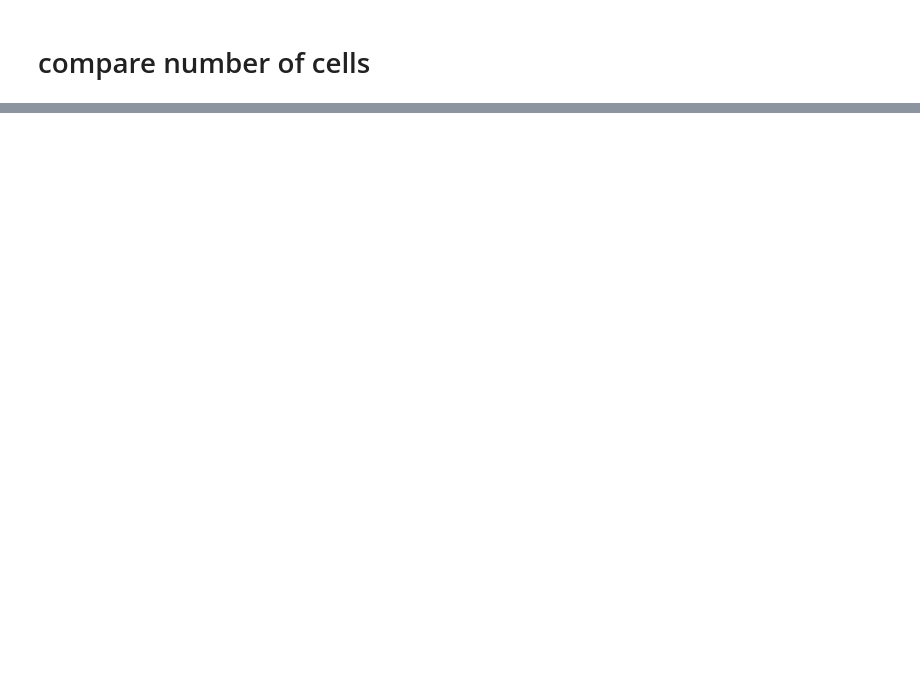
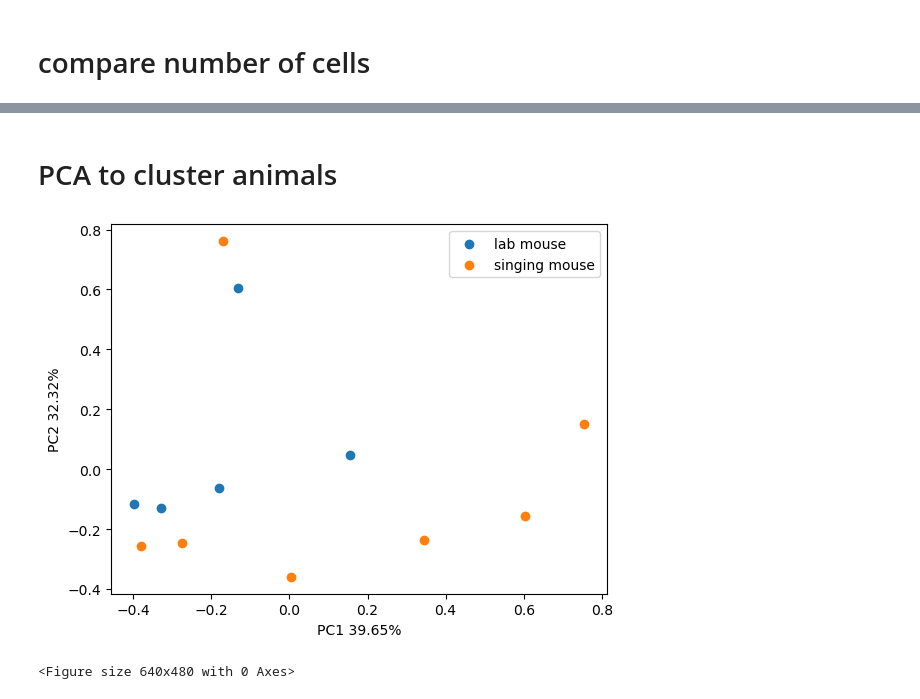
Before and after one commit to eisko/MAPseq_analysis, a Jupyter notebook: version4_fig2_OMC.ipynb, the cells around one changed output, grey strips where cells are left out. Saved outputs shown, nothing was run; the diff lists cells and outputs as text; code cells hidden in the pictures; blank space fills up the shorter version.

```diff
--- a/version4_fig2_OMC.ipynb
+++ b/version4_fig2_OMC.ipynb
@@ -571,0 +454,25 @@ plt.show()
+# %% [markdown]
+# PCA  to cluster animals
+# %%
+it_df = omc_it_prop.pivot(index="mice", columns="area", values="proportion")
+pt_df = omc_pt_prop.pivot(index="mice", columns="area", values="proportion")
+
+all_df = pd.concat([it_df, pt_df], axis=1)
+# %%
+from sklearn.decomposition import PCA
+
+pca = PCA()
+principalComponents = pca.fit_transform(all_df)
+explain_var = pca.explained_variance_ratio_
+
+# plot pcs
+plt.scatter(principalComponents[0:5,0], principalComponents[0:5,1], label="lab mouse")
+plt.scatter(principalComponents[5:12,0], principalComponents[5:12,1], label="singing mouse")
+plt.xlabel("PC1 "+ str(round(explain_var[0], 4)*100)+ "%")
+plt.ylabel("PC2 "+ str(round(explain_var[1], 4)*100)+ "%")
+plt.legend()
+plt.show()
+plt.savefig(out_path+"omc_prop_pca12.svg", dpi=300, bbox_inches="tight")
+# %% [output]
+[figure, added]
+<Figure size 640x480 with 0 Axes>
```
Also changed, not shown: parts of 21 cells of this notebook, 4 other files.
